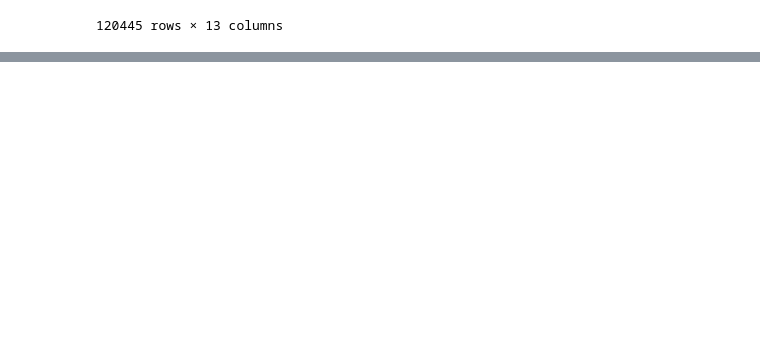
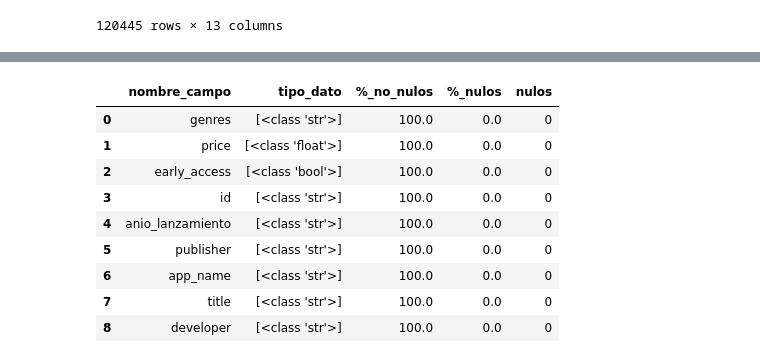
Before and after one commit to cristobalqv/PI_videojuegos_Steam, a Jupyter notebook: JupyterNotebooks/1a ETL games.ipynb, the cells around one changed output, grey strips where cells are left out. Saved outputs shown, nothing was run; the diff lists cells and outputs as text; code cells hidden in the pictures; blank space fills up the shorter version.

```diff
--- a/JupyterNotebooks/1a ETL games.ipynb
+++ b/JupyterNotebooks/1a ETL games.ipynb
@@ -87,0 +235,14 @@ dfgames
+# %%
+# se verifican los datos y se observa si quedan nulos restantes
+verificar_tipo_dato(dfgames)
+# %% [output]
+|  | nombre_campo | tipo_dato | %_no_nulos | %_nulos | nulos |
+| 0 | genres | [<class 'str'>] | 100.0 | 0.0 | 0 |
+| 1 | price | [<class 'float'>] | 100.0 | 0.0 | 0 |
+| 2 | early_access | [<class 'bool'>] | 100.0 | 0.0 | 0 |
+| 3 | id | [<class 'str'>] | 100.0 | 0.0 | 0 |
+| 4 | anio_lanzamiento | [<class 'str'>] | 100.0 | 0.0 | 0 |
+| 5 | publisher | [<class 'str'>] | 100.0 | 0.0 | 0 |
+| 6 | app_name | [<class 'str'>] | 100.0 | 0.0 | 0 |
+| 7 | title | [<class 'str'>] | 100.0 | 0.0 | 0 |
+| 8 | developer | [<class 'str'>] | 100.0 | 0.0 | 0 |
```
Also changed, not shown: parts of 14 cells of this notebook.
